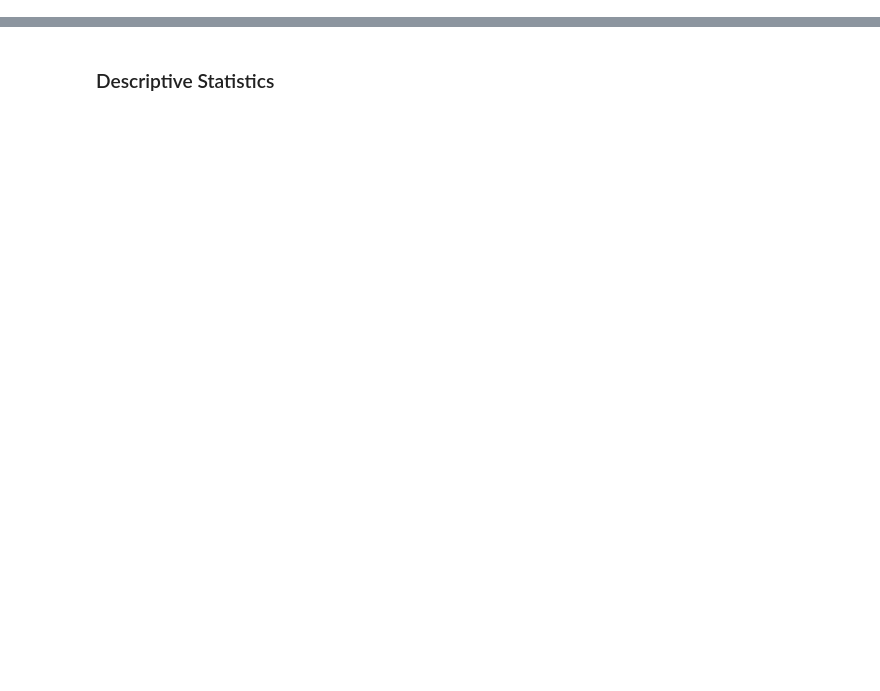
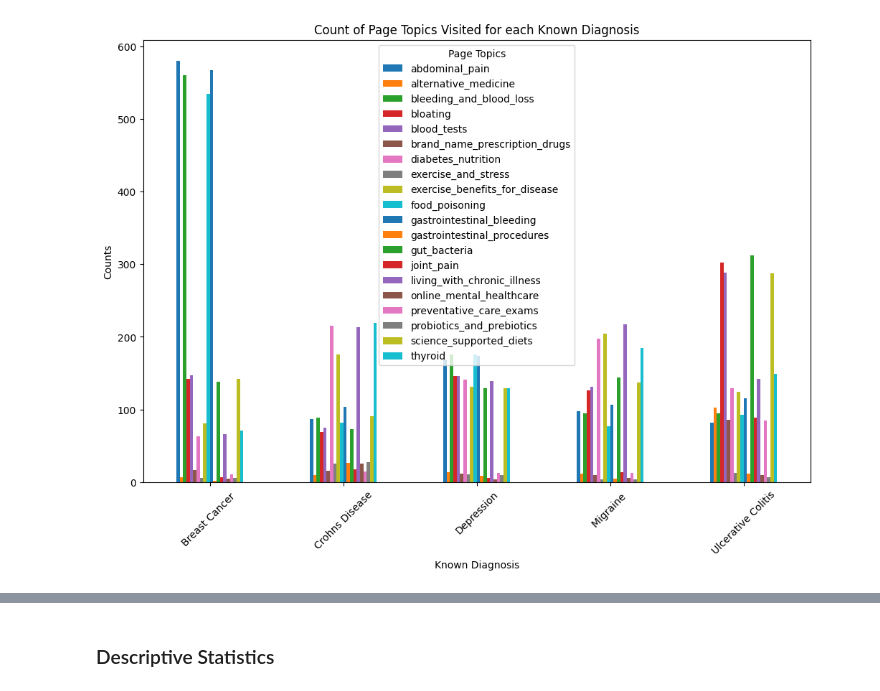
Before and after one commit to VarunDivi/RVO_case_study, a Jupyter notebook: data_cleaning.ipynb, the cells around one changed output, grey strips where cells are left out. Cells and saved outputs as stored; diff of their text form; code cells hidden in the pictures; blank space fills up the shorter version.

```diff
--- a/data_cleaning.ipynb
+++ b/data_cleaning.ipynb
@@ -28,0 +72,12 @@ data[data['Conversion']==0]
+# %%
+only_knowns = data[data['known_diagnosis'] != ' ']
+grouped_counts = only_knowns.groupby(['known_diagnosis', 'page_topic_description']).size().unstack()
+grouped_counts.plot(kind='bar', figsize=(12, 8))
+plt.title('Count of Page Topics Visited for each Known Diagnosis')
+plt.xlabel('Known Diagnosis')
+plt.ylabel('Counts')
+plt.xticks(rotation=45)
+plt.legend(title='Page Topics')
+plt.show()
+# %% [output]
+[figure, added]
```
Also changed, not shown: parts of 66 cells of this notebook.
